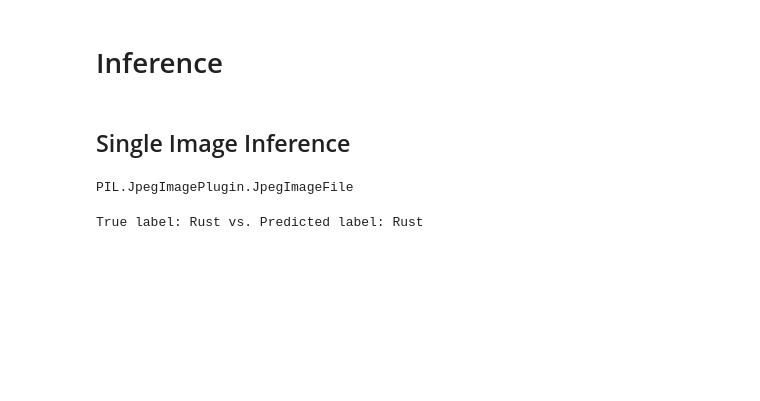
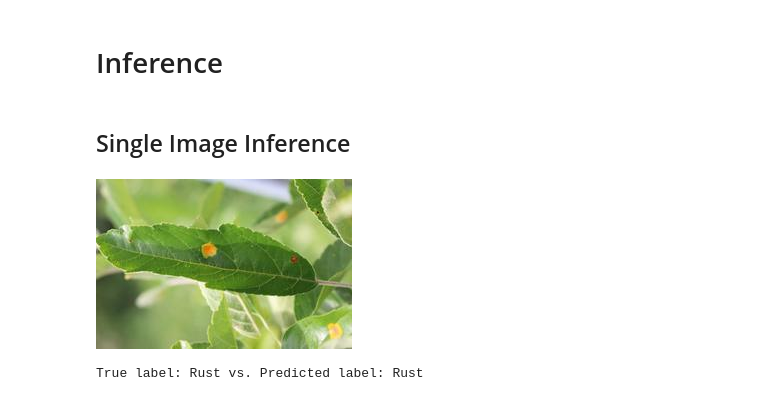
Before and after one commit to arefrazavi/plant-image-classification, a Jupyter notebook: experimentation/inference.ipynb, the cells around one changed output. Drawn from its saved outputs; the diff is of its cells as text; code cells hidden in the pictures; blank space fills up the shorter version.

```diff
--- a/experimentation/inference.ipynb
+++ b/experimentation/inference.ipynb
@@ -42,10 +40,10 @@ SwinForImageClassification(
 # %%
 true_label = "Rust"
 test_image = Image.open("../dataset/test/Rust/82f49a4a7b9585f1_reduce.jpg")
 
-type(test_image)
+test_image
 # %% [output]
-PIL.JpegImagePlugin.JpegImageFile
+[figure, added]
 # %%
 def predict_label(image: Image):
     encoding = image_processor(image.convert("RGB"), return_tensors="pt")
```
Also changed, not shown: parts of 1 cell of this notebook, 1 other file.
